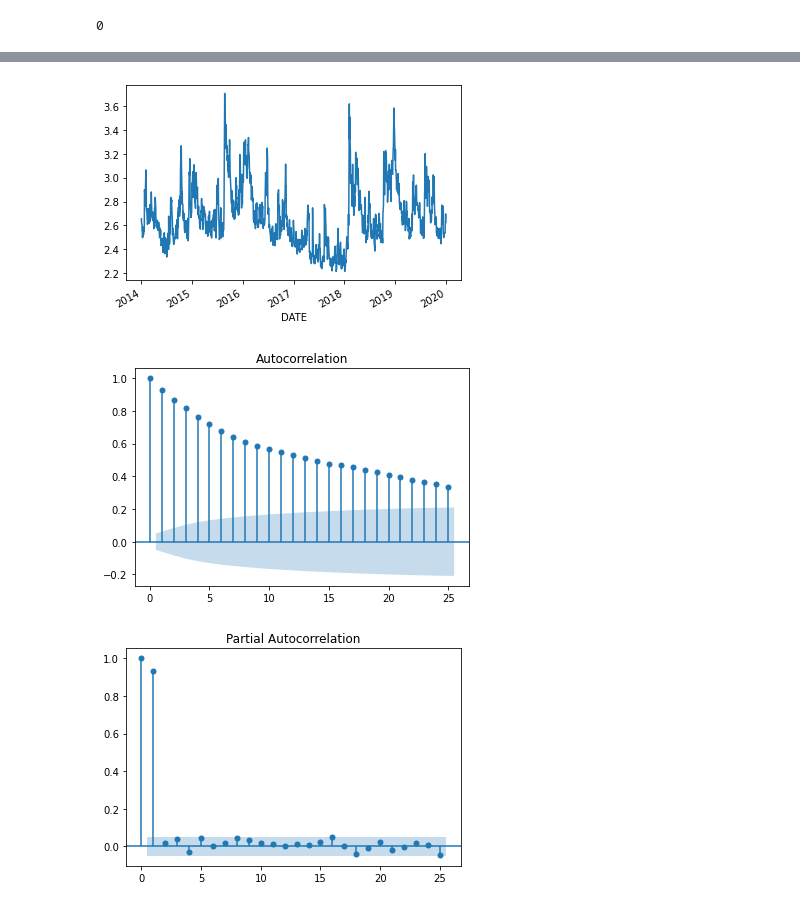
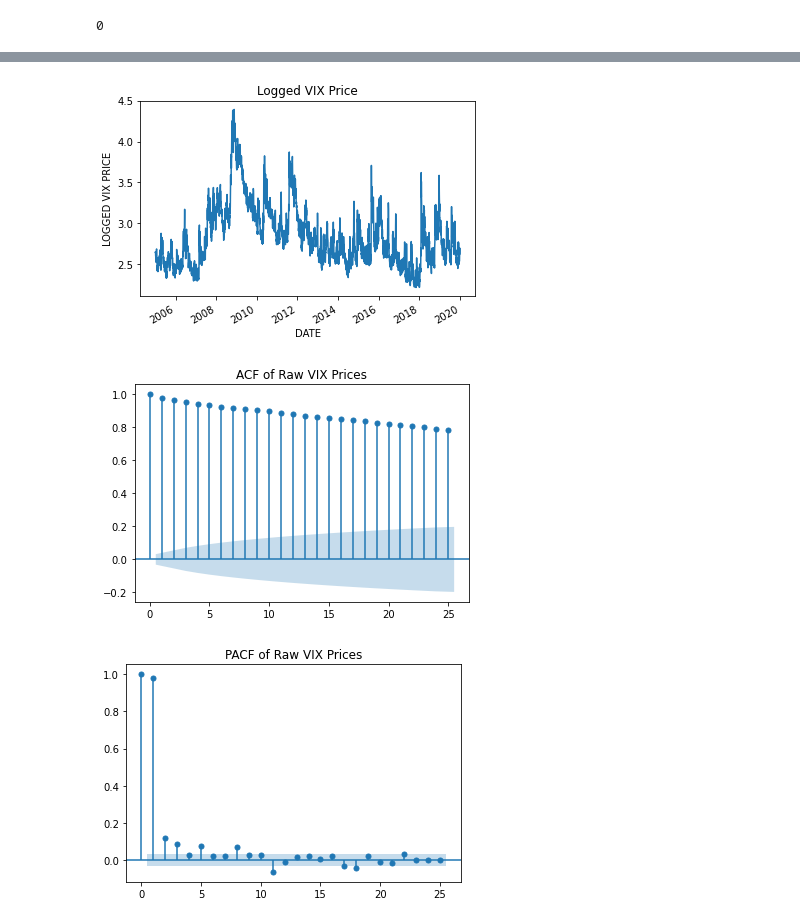
Before and after one commit to carolinepie/udacity_ml_capstone, a Jupyter notebook: capstone_data/data_exploration.ipynb, the cells around one changed output, grey strips where cells are left out. Drawn from its saved outputs; the diff is of its cells as text; code cells hidden in the pictures.

```diff
--- a/capstone_data/data_exploration.ipynb
+++ b/capstone_data/data_exploration.ipynb
@@ -15,7 +15,7 @@ from statsmodels.graphics.tsaplots import plot_acf, plot_pacf
 vix_raw = pd.read_csv("VIX_History.csv", index_col = 0)
 vix_raw.index = pd.to_datetime(vix_raw.index)
 # we want to predict close price
-vix_raw = vix_raw[(vix_raw.index.year > 2013) & (vix_raw.index.year < 2020)]['CLOSE']
+vix_raw = vix_raw[(vix_raw.index.year > 2004) & (vix_raw.index.year < 2020)]['CLOSE']
 vix_log = np.log(vix_raw)
 # since VIX is an index calculated by CBOE,
 # this csv (from CBOE) contains all values of VIX and there is no need to backfill
@@ -52,18 +49,22 @@ plt.show()
 # %%
 # confirm log VIX is a stationary time series (plot and look for trend and seasonality)
 vix_log.plot()
+plt.ylabel('LOGGED VIX PRICE')
+plt.title('Logged VIX Price')
 plt.show()
 # %% [output]
-[figure, old version]
+[figure, new version]
 # %%
 # plot ACF and PACF to offer backing for autoregressiveness
 plot_acf(vix_raw, lags=25)
+plt.title('ACF of Raw VIX Prices')
 plot_pacf(vix_raw, lags=25)
+plt.title('PACF of Raw VIX Prices')
 
 plt.show()
 # %% [output]
-[figure, old version]
+[figure, new version]
-[figure, old version]
+[figure, new version]
 # %%
 # plot ACF and PACF to offer backing for autoregressiveness
 plot_acf(vix_log, lags=25)
```
Also changed, not shown: parts of 6 cells of this notebook, 5 other files.
